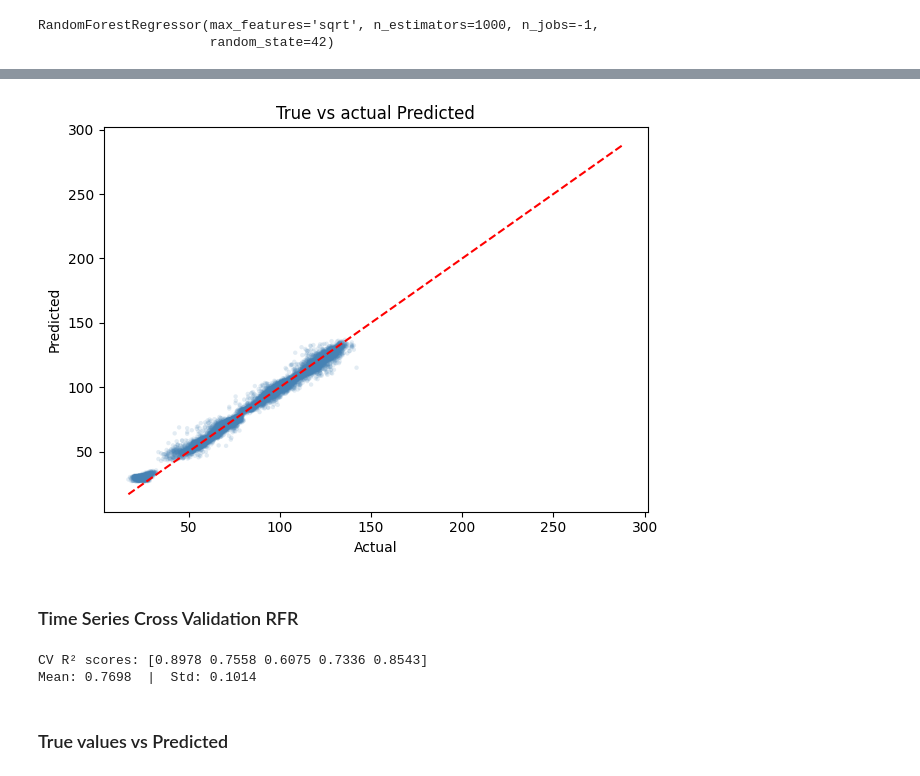
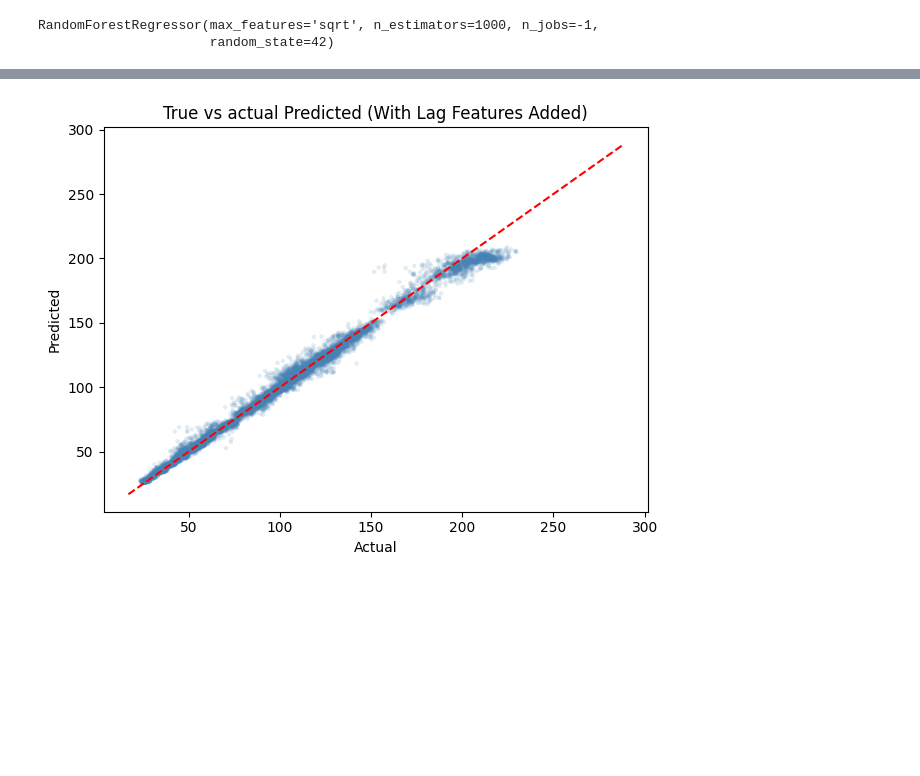
Before and after one commit to dsagher/CSE_881_Final_Project, a Jupyter notebook: combined_notebook.ipynb, the cells around one changed output, grey strips where cells are left out. Saved outputs shown, nothing was run; the diff lists cells and outputs as text; code cells hidden in the pictures; blank space fills up the shorter version.

```diff
--- a/combined_notebook.ipynb
+++ b/combined_notebook.ipynb
@@ -407,13 +411,0 @@ len(df.columns)
-# %%
-SEED = 42
-
-X = df.drop(columns = "hospital_inpatient_beds_used")
-y = df["hospital_inpatient_beds_used"]
-
-train_ind = int(len(X) * 0.8)
-
-X_train = X.iloc[0:train_ind, ]
-y_train = y.iloc[0:train_ind]
-
-X_test = X.iloc[train_ind:, ]
-y_test = y.iloc[train_ind:]
@@ -419,0 +414,14 @@ y_test = y.iloc[train_ind:]
+# %%
+SEED = 42
+
+df["date"] = pd.to_datetime(df["date"])
+cutoff_date = df["date"].quantile(0.8)
+
+train = df[df["date"] <= cutoff_date]
+test = df[df["date"] > cutoff_date]
+
+X_train = train.drop(columns = ["hospital_inpatient_beds_used", "date"])
+y_train = train["hospital_inpatient_beds_used"]
+
+X_test = test.drop(columns = ["hospital_inpatient_beds_used", "date"])
+y_test = test["hospital_inpatient_beds_used"]
@@ -419,0 +430,7 @@ y_test = y.iloc[train_ind:]
+# %%
+X_train_wo_lag = train.drop(columns = ["hospital_inpatient_beds_used", "date", "beds_used_lag1", "beds_used_lag2", "beds_used_rolling4"])
+X_test_wo_lag = test.drop(columns = ["hospital_inpatient_beds_used", "date", "beds_used_lag1", "beds_used_lag2", "beds_used_rolling4"])
+# %%
+rfr_wolag = RandomForestRegressor(n_estimators= 1000, random_state=SEED, max_features= "sqrt", n_jobs= -1)
+
+rfr_wolag.fit(X_train_wo_lag, y_train)
@@ -450,31 +513,16 @@ plt.show()
 # %%
 predictions = rfr.predict(X_test)
 plt.scatter(y_test, predictions, alpha=0.15, s=10, color='steelblue', edgecolors='none')
 
 lo = min(y.min(), predictions.min())
 hi = max(y.max(), predictions.max())
 plt.plot([lo, hi], [lo, hi], 'r--', linewidth=1.5)
 
-plt.title("True vs actual Predicted")
+plt.title("True vs actual Predicted (With Lag Features Added)")
 plt.xlabel('Actual')
 plt.ylabel('Predicted')
 
-fig.suptitle('Predicted vs Actual — TimeSeriesSplit Folds', fontsize=14, y=1.02)
 plt.tight_layout()
 plt.show()
 # %% [output]
-[figure, old version]
+[figure, new version]
-# %% [markdown]
-### Time Series Cross Validation RFR
-# %%
-rfr2 = RandomForestRegressor(n_estimators= 1000, random_state=SEED, max_features= "sqrt", n_jobs= -1)
-tscv = TimeSeriesSplit(n_splits=5)
-cv_scores = cross_val_score(rfr2, X, y, cv=tscv, scoring='r2')
-
-print(f"CV R² scores: {cv_scores.round(4)}")
-print(f"Mean: {cv_scores.mean():.4f}  |  Std: {cv_scores.std():.4f}")
-# %% [output]
-CV R² scores: [0.8978 0.7558 0.6075 0.7336 0.8543]
-Mean: 0.7698  |  Std: 0.1014
-# %% [markdown]
-### True values vs Predicted
```
Also changed, not shown: parts of 25 cells of this notebook.
